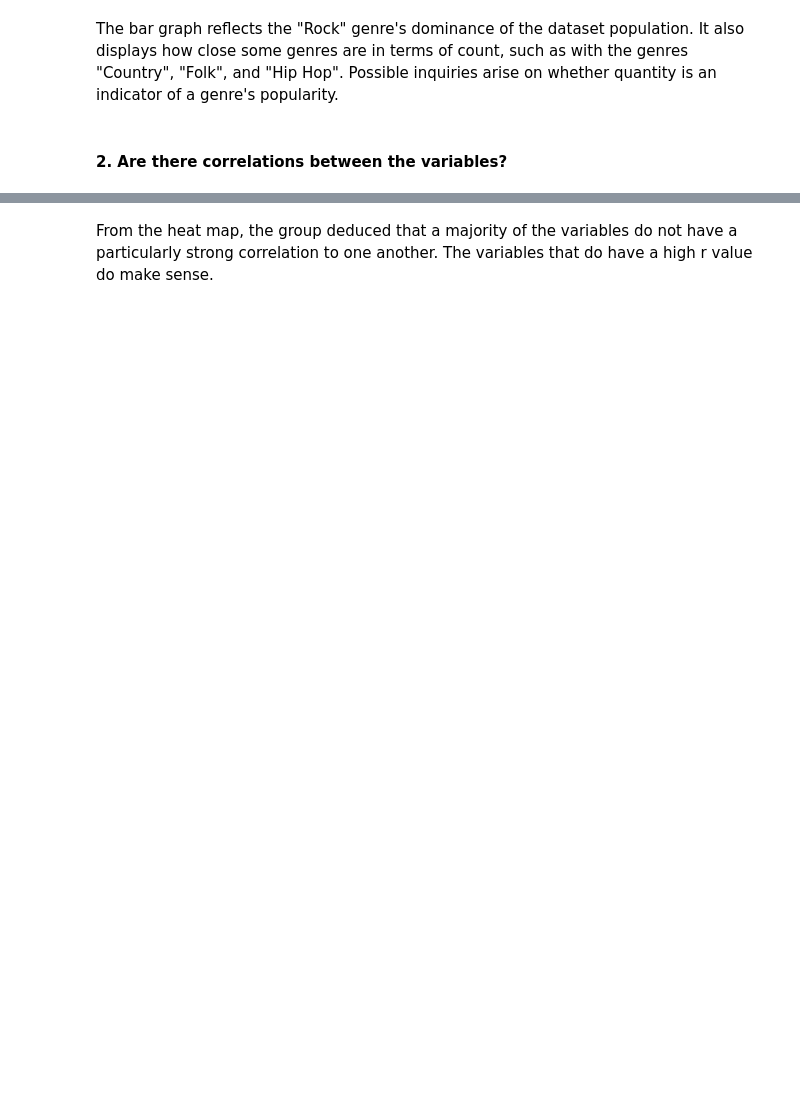
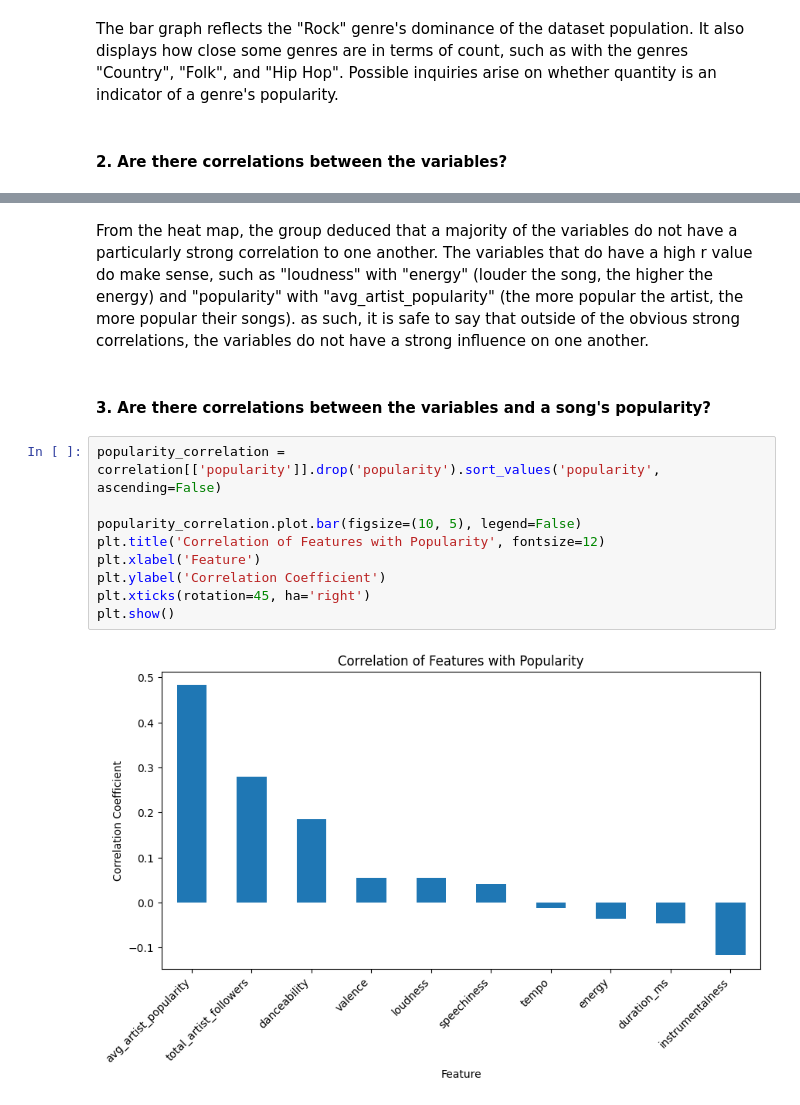
Before and after one commit to LSTJ23/CSMODEL-MCO, a Jupyter notebook: MCO1_finalNotebook.ipynb, the cells around one changed output, grey strips where cells are left out. Saved outputs shown, nothing was run; the diff lists cells and outputs as text; blank space fills up the shorter version.

```diff
--- a/MCO1_finalNotebook.ipynb
+++ b/MCO1_finalNotebook.ipynb
@@ -539,2 +555,15 @@ plt.show()
 # %% [markdown]
-From the heat map, the group deduced that a majority of the variables do not have a particularly strong correlation to one another. The variables that do have a high r value do make sense.
+From the heat map, the group deduced that a majority of the variables do not have a particularly strong correlation to one another. The variables that do have a high r value do make sense, such as "loudness" with "energy" (louder the song, the higher the energy) and "popularity" with "avg_artist_popularity" (the more popular the artist, the more popular their songs). as such, it is safe to say that outside of the obvious strong correlations, the variables do not have a strong influence on one another.
+# %% [markdown]
+#### **3. Are there correlations between the variables and a song's popularity?** ####
+# %%
+popularity_correlation = correlation[['popularity']].drop('popularity').sort_values('popularity', ascending=False)
+
+popularity_correlation.plot.bar(figsize=(10, 5), legend=False)
+plt.title('Correlation of Features with Popularity', fontsize=12)
+plt.xlabel('Feature')
+plt.ylabel('Correlation Coefficient')
+plt.xticks(rotation=45, ha='right')
+plt.show()
+# %% [output]
+[figure, added]
```
Also changed, not shown: parts of 8 cells of this notebook.
